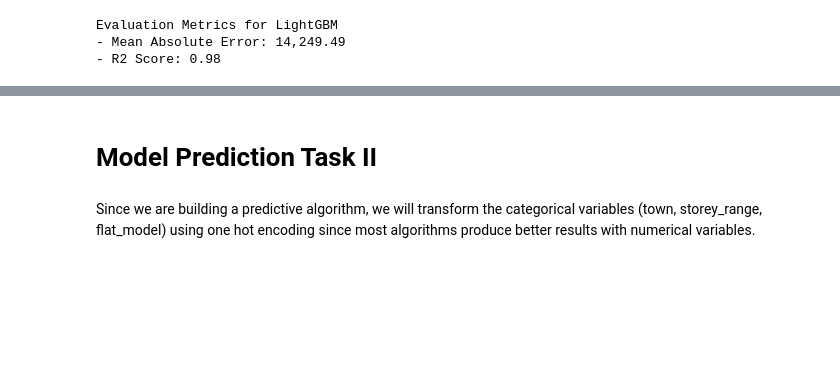
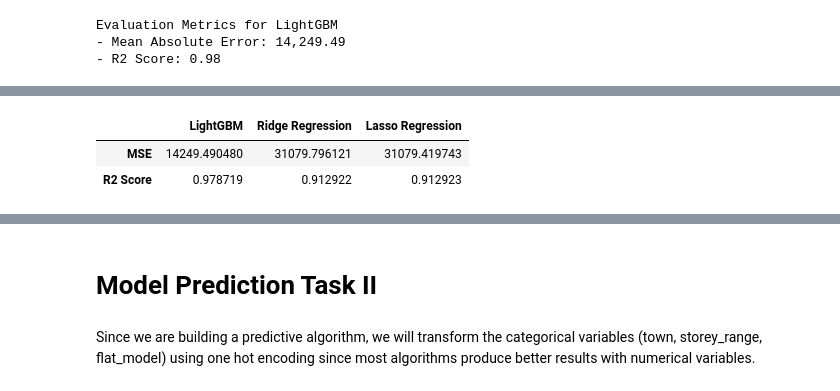
Before and after one commit to risafheng/sg_property_price_predictor, a Jupyter notebook: sg_property_price_predictor.ipynb, the cells around one changed output, grey strips where cells are left out. Cells and saved outputs as stored; diff of their text form; code cells hidden in the pictures; blank space fills up the shorter version.

```diff
--- a/sg_property_price_predictor.ipynb
+++ b/sg_property_price_predictor.ipynb
@@ -628,0 +689,2 @@ Evaluation Metrics for LightGBM
+# %%
+ridge_metrics = evaluate_model("Ridge Regression", y_test, ridge_pred)
@@ -628,0 +718,3 @@ Evaluation Metrics for LightGBM
+# %%
+model_lasso = Lasso(alpha=0.1, max_iter=10000) # alpha is the regularization strength
+model_lasso.fit(X_train_ohe, y_train)
@@ -628,0 +729,4 @@ Evaluation Metrics for LightGBM
+# %%
+lasso_pred = model_lasso.predict(X_test_ohe)
+# %%
+lasso_metrics = evaluate_model("Lasso Regression", y_test, lasso_pred)
@@ -628,0 +766,9 @@ Evaluation Metrics for LightGBM
+# %%
+model_scores = {"LightGBM": lgb_metrics,
+                "Ridge Regression": ridge_metrics,
+                "Lasso Regression": lasso_metrics}
+pd.DataFrame(model_scores, index=["MSE", "R2 Score"])
+# %% [output]
+|  | LightGBM | Ridge Regression | Lasso Regression |
+| MSE | 14249.490480 | 31079.796121 | 31079.419743 |
+| R2 Score | 0.978719 | 0.912922 | 0.912923 |
```
Also changed, not shown: parts of 26 cells of this notebook.
